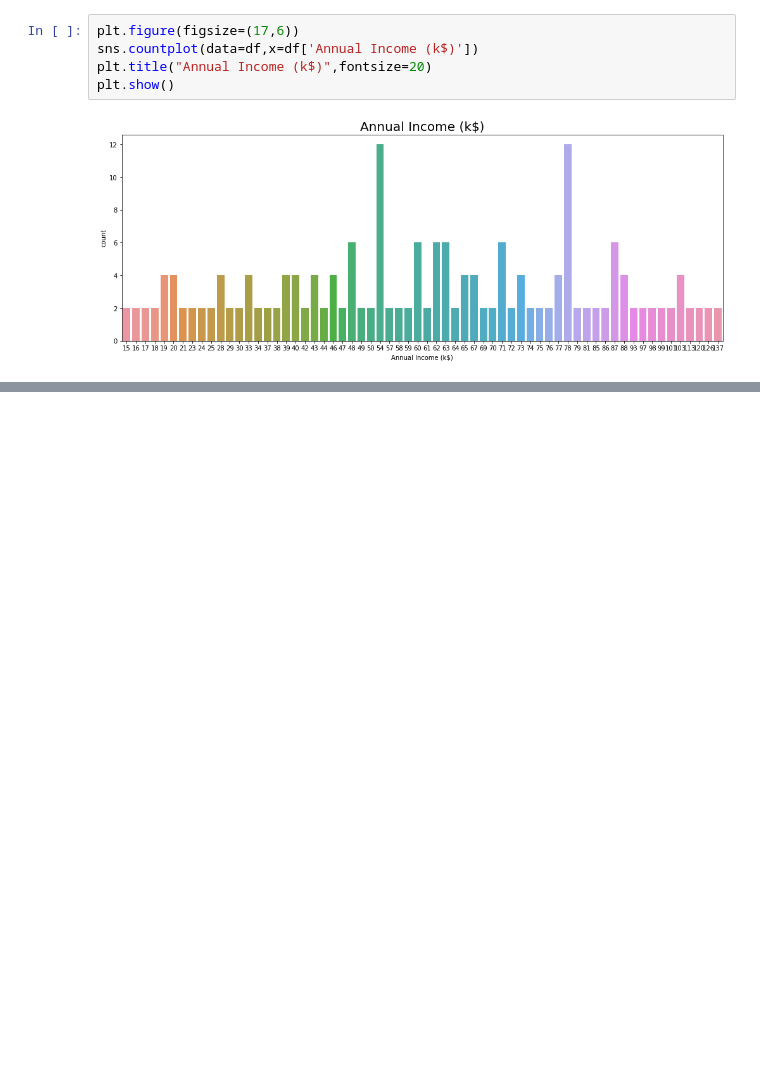
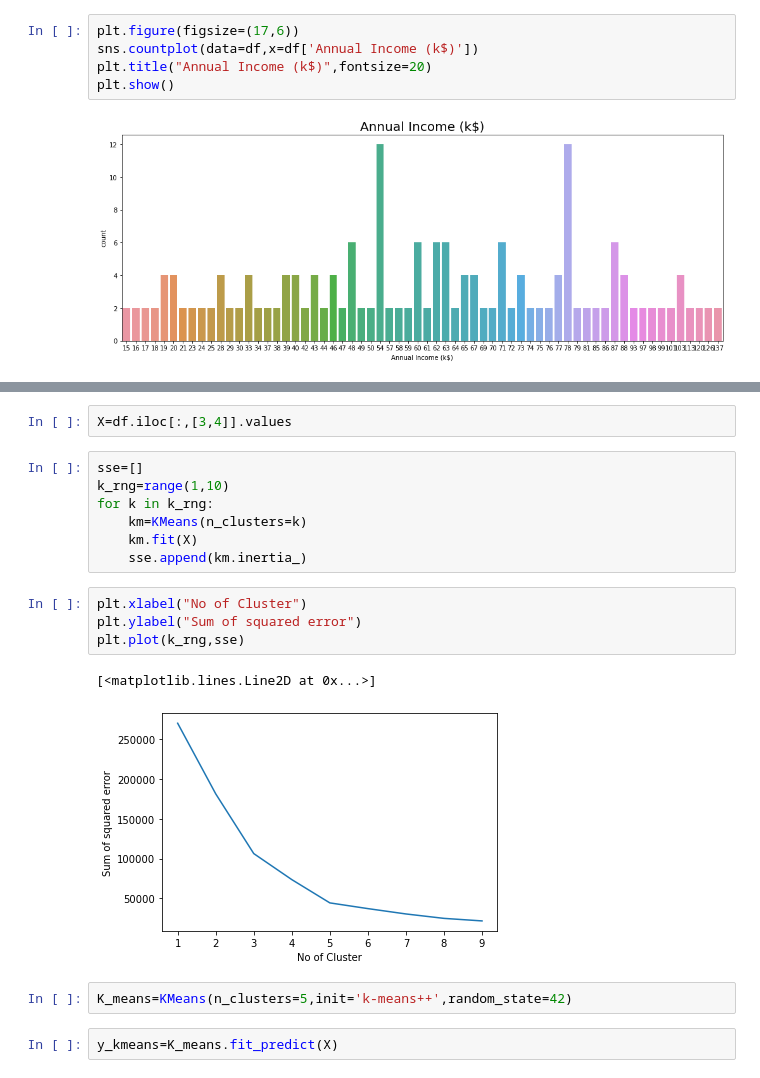
Before and after one commit to Sialsanwal/CodeClause_Customer-Segment-Prediction-, a Jupyter notebook: Customer Segment Prediction .ipynb, the cells around one changed output, grey strips where cells are left out. Saved outputs shown, nothing was run; the diff lists cells and outputs as text; blank space fills up the shorter version.

```diff
--- a/Customer Segment Prediction .ipynb
+++ b/Customer Segment Prediction .ipynb
@@ -97,0 +110,20 @@ plt.show()
+# %%
+X=df.iloc[:,[3,4]].values
+# %%
+sse=[]
+k_rng=range(1,10)
+for k in k_rng:
+    km=KMeans(n_clusters=k)
+    km.fit(X)
+    sse.append(km.inertia_)
+# %%
+plt.xlabel("No of Cluster")
+plt.ylabel("Sum of squared error")
+plt.plot(k_rng,sse)
+# %% [output]
+[<matplotlib.lines.Line2D at 0x...>]
+[figure, added]
+# %%
+K_means=KMeans(n_clusters=5,init='k-means++',random_state=42)
+# %%
+y_kmeans=K_means.fit_predict(X)
```
Also changed, not shown: parts of 5 cells of this notebook.
